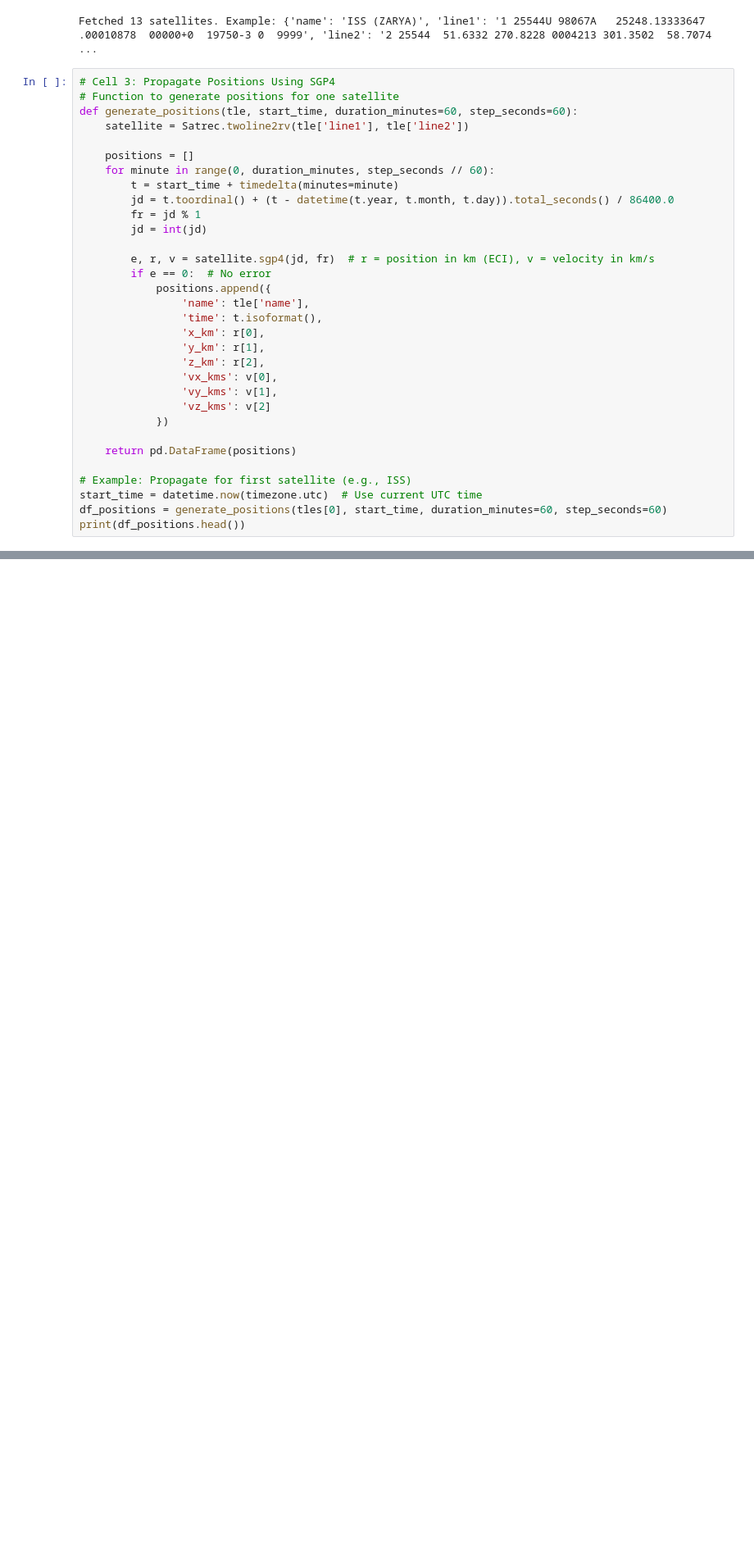
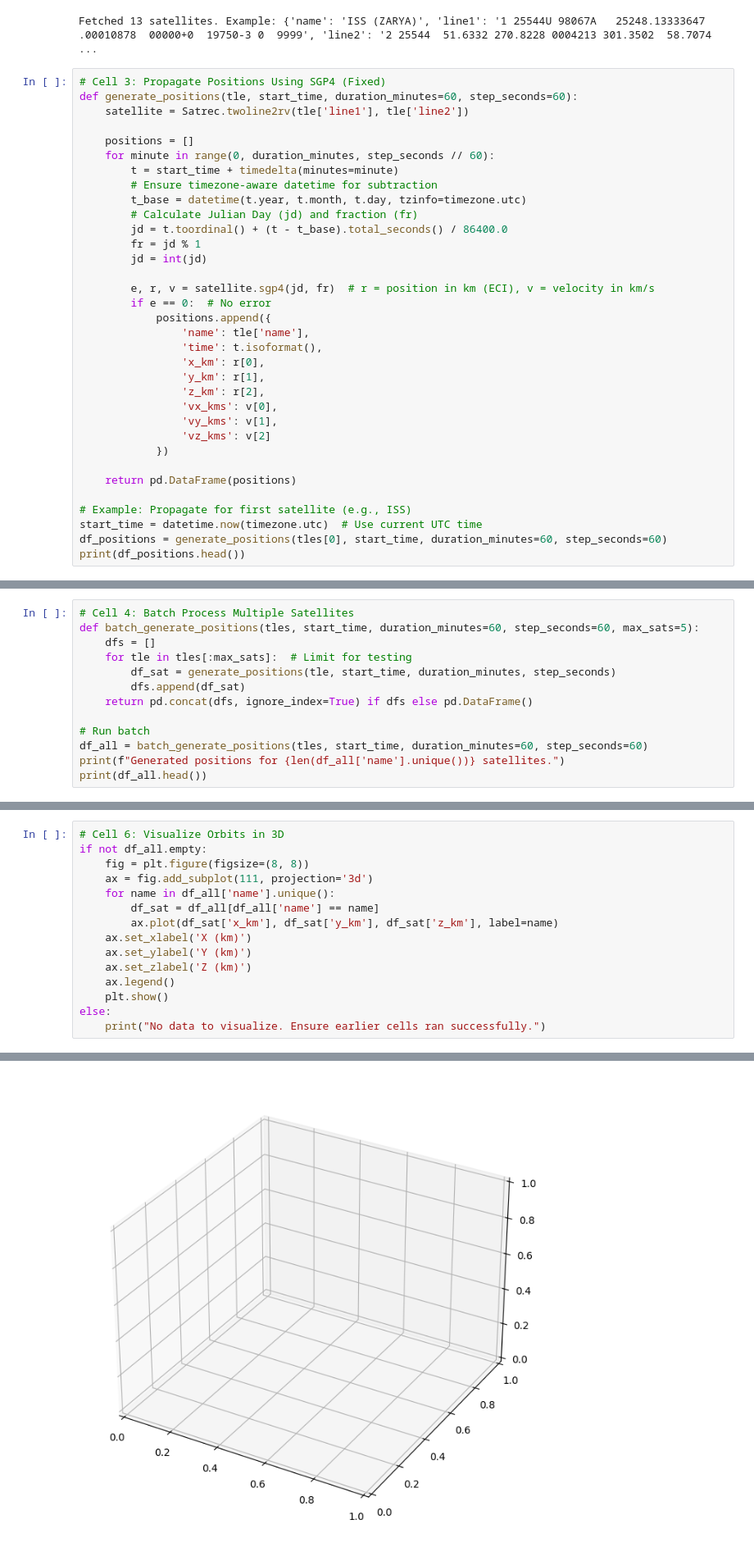
Before and after one commit to rishavraj9/sat-collision, a Jupyter notebook: notebooks/week1_data_ingestion.ipynb, the cells around one changed output, grey strips where cells are left out. Shown: that part at 82% size. Cells and saved outputs as stored; diff of their text form; blank space fills up the shorter version.

```diff
--- a/notebooks/week1_data_ingestion.ipynb
+++ b/notebooks/week1_data_ingestion.ipynb
@@ -34,15 +34,17 @@ print(f"Fetched {len(tles)} satellites. Example: {tles[0]}")
 # %% [output]
 Fetched 13 satellites. Example: {'name': 'ISS (ZARYA)', 'line1': '1 25544U 98067A   25248.13333647  .00010878  00000+0  19750-3 0  9999', 'line2': '2 25544  51.6332 270.8228 0004213 301.3502  58.7074  ...
 # %%
-# Cell 3: Propagate Positions Using SGP4
-# Function to generate positions for one satellite
+# Cell 3: Propagate Positions Using SGP4 (Fixed)
 def generate_positions(tle, start_time, duration_minutes=60, step_seconds=60):
     satellite = Satrec.twoline2rv(tle['line1'], tle['line2'])
 
     positions = []
     for minute in range(0, duration_minutes, step_seconds // 60):
         t = start_time + timedelta(minutes=minute)
-        jd = t.toordinal() + (t - datetime(t.year, t.month, t.day)).total_seconds() / 86400.0
+        # Ensure timezone-aware datetime for subtraction
+        t_base = datetime(t.year, t.month, t.day, tzinfo=timezone.utc)
+        # Calculate Julian Day (jd) and fraction (fr)
+        jd = t.toordinal() + (t - t_base).total_seconds() / 86400.0
         fr = jd % 1
         jd = int(jd)
 
@@ -69,0 +84,13 @@ Fetched 13 satellites. Example: {'name': 'ISS (ZARYA)', 'line1': '1 25544U 98067
+# %%
+# Cell 4: Batch Process Multiple Satellites
+def batch_generate_positions(tles, start_time, duration_minutes=60, step_seconds=60, max_sats=5):
+    dfs = []
+    for tle in tles[:max_sats]:  # Limit for testing
+        df_sat = generate_positions(tle, start_time, duration_minutes, step_seconds)
+        dfs.append(df_sat)
+    return pd.concat(dfs, ignore_index=True) if dfs else pd.DataFrame()
+
+# Run batch
+df_all = batch_generate_positions(tles, start_time, duration_minutes=60, step_seconds=60)
+print(f"Generated positions for {len(df_all['name'].unique())} satellites.")
+print(df_all.head())
@@ -69,0 +120,16 @@ Fetched 13 satellites. Example: {'name': 'ISS (ZARYA)', 'line1': '1 25544U 98067
+# %%
+# Cell 6: Visualize Orbits in 3D
+if not df_all.empty:
+    fig = plt.figure(figsize=(8, 8))
+    ax = fig.add_subplot(111, projection='3d')
+    for name in df_all['name'].unique():
+        df_sat = df_all[df_all['name'] == name]
+        ax.plot(df_sat['x_km'], df_sat['y_km'], df_sat['z_km'], label=name)
+    ax.set_xlabel('X (km)')
+    ax.set_ylabel('Y (km)')
+    ax.set_zlabel('Z (km)')
+    ax.legend()
+    plt.show()
+else:
+    print("No data to visualize. Ensure earlier cells ran successfully.")
+# %% [output]
@@ -69,0 +137 @@ Fetched 13 satellites. Example: {'name': 'ISS (ZARYA)', 'line1': '1 25544U 98067
+[figure, added]
```
Also changed, not shown: parts of 4 cells of this notebook, 5 other files.
